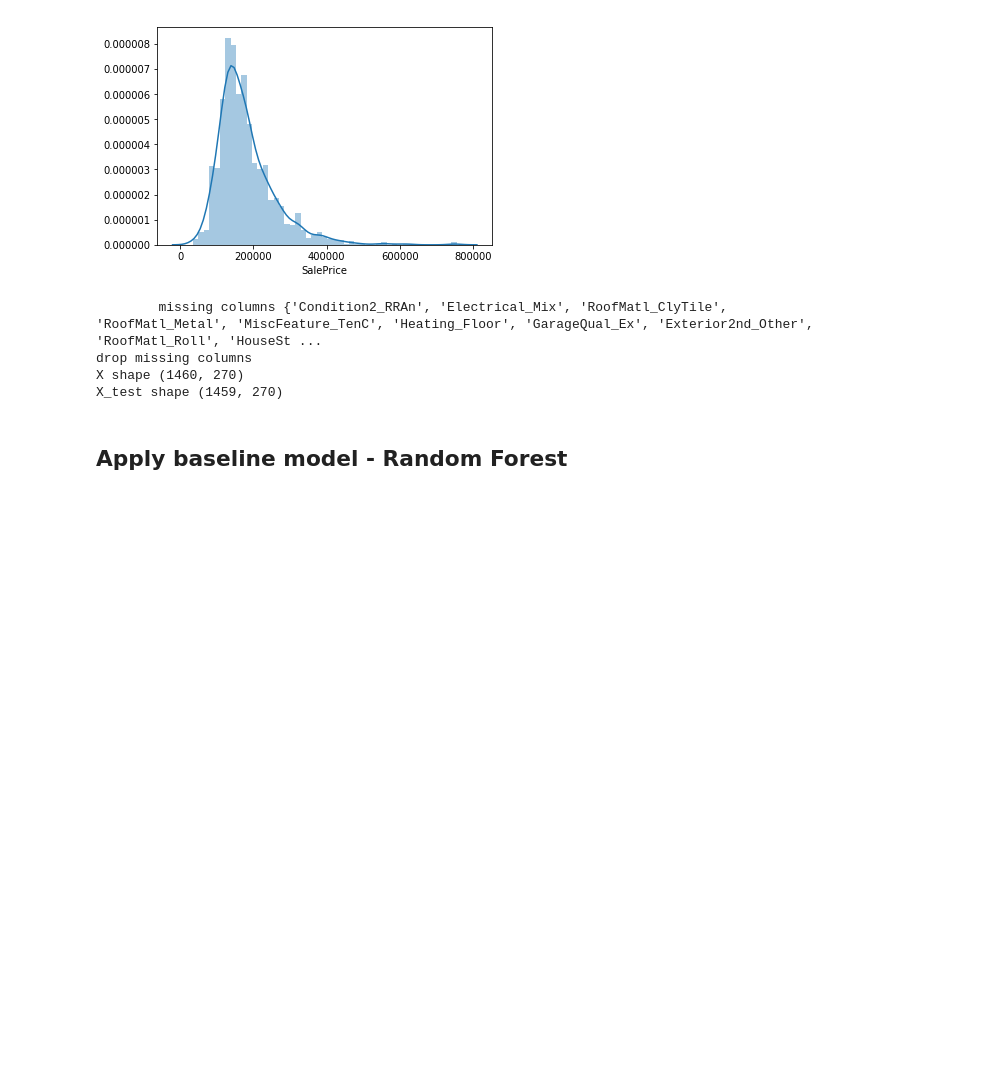
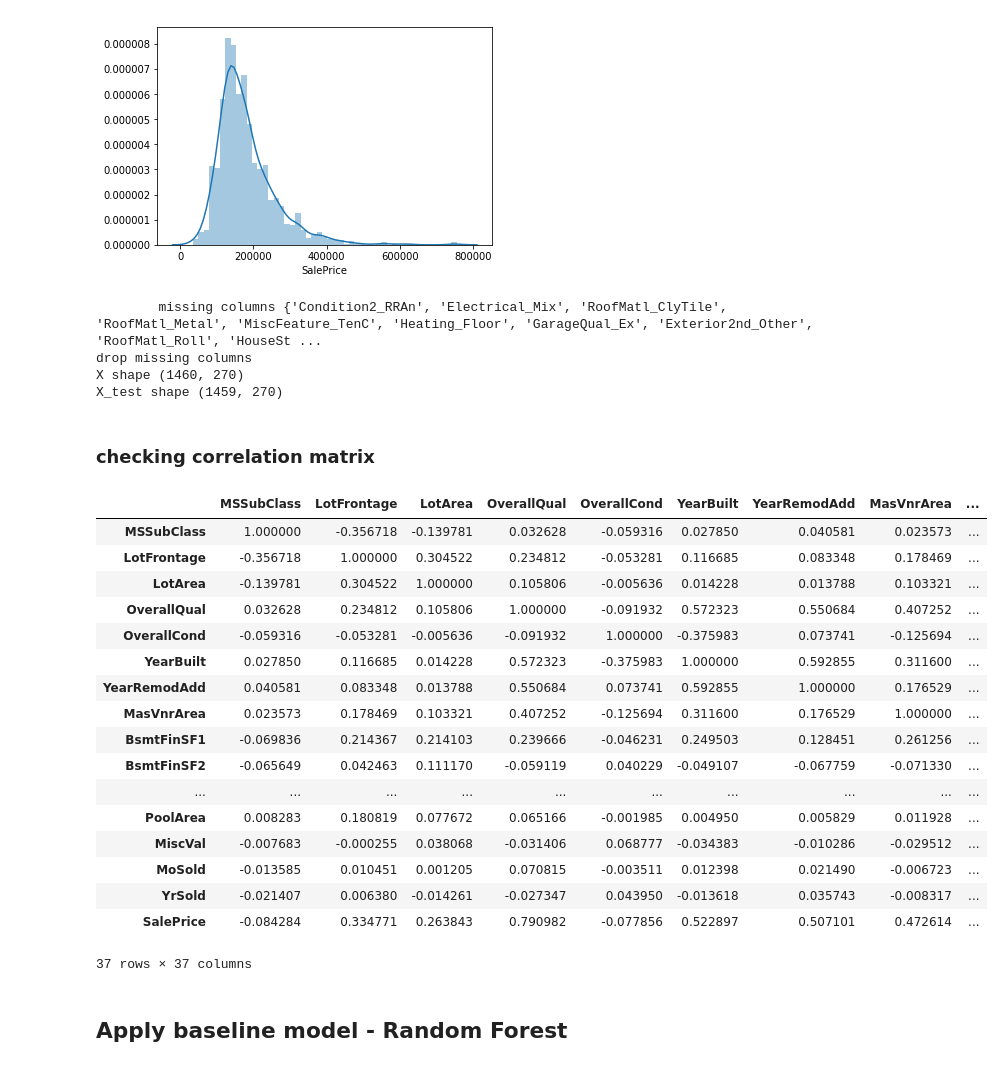
Before and after one commit to wakandan/kaggle, a Jupyter notebook: house-price/baseline-gradient-boosting-with-missing-features-dropped.ipynb, the cells around one changed output. Cells and saved outputs as stored; diff of their text form; code cells hidden in the pictures; blank space fills up the shorter version.

```diff
--- a/house-price/baseline-gradient-boosting-with-missing-features-dropped.ipynb
+++ b/house-price/baseline-gradient-boosting-with-missing-features-dropped.ipynb
@@ -89,6 +89,29 @@ print('X_test shape', X_test.shape)
 drop missing columns
 X shape (1460, 270)
 X_test shape (1459, 270)
+# %% [markdown]
+### checking correlation matrix
+# %%
+train_df.corr()
+# %% [output]
+|  | MSSubClass | LotFrontage | LotArea | OverallQual | OverallCond | YearBuilt | YearRemodAdd | MasVnrArea | ... |
+| MSSubClass | 1.000000 | -0.356718 | -0.139781 | 0.032628 | -0.059316 | 0.027850 | 0.040581 | 0.023573 | ... |
+| LotFrontage | -0.356718 | 1.000000 | 0.304522 | 0.234812 | -0.053281 | 0.116685 | 0.083348 | 0.178469 | ... |
+| LotArea | -0.139781 | 0.304522 | 1.000000 | 0.105806 | -0.005636 | 0.014228 | 0.013788 | 0.103321 | ... |
+| OverallQual | 0.032628 | 0.234812 | 0.105806 | 1.000000 | -0.091932 | 0.572323 | 0.550684 | 0.407252 | ... |
+| OverallCond | -0.059316 | -0.053281 | -0.005636 | -0.091932 | 1.000000 | -0.375983 | 0.073741 | -0.125694 | ... |
+| YearBuilt | 0.027850 | 0.116685 | 0.014228 | 0.572323 | -0.375983 | 1.000000 | 0.592855 | 0.311600 | ... |
+| YearRemodAdd | 0.040581 | 0.083348 | 0.013788 | 0.550684 | 0.073741 | 0.592855 | 1.000000 | 0.176529 | ... |
+| MasVnrArea | 0.023573 | 0.178469 | 0.103321 | 0.407252 | -0.125694 | 0.311600 | 0.176529 | 1.000000 | ... |
+| BsmtFinSF1 | -0.069836 | 0.214367 | 0.214103 | 0.239666 | -0.046231 | 0.249503 | 0.128451 | 0.261256 | ... |
+| BsmtFinSF2 | -0.065649 | 0.042463 | 0.111170 | -0.059119 | 0.040229 | -0.049107 | -0.067759 | -0.071330 | ... |
+| ... | ... | ... | ... | ... | ... | ... | ... | ... | ... |
+| PoolArea | 0.008283 | 0.180819 | 0.077672 | 0.065166 | -0.001985 | 0.004950 | 0.005829 | 0.011928 | ... |
+| MiscVal | -0.007683 | -0.000255 | 0.038068 | -0.031406 | 0.068777 | -0.034383 | -0.010286 | -0.029512 | ... |
+| MoSold | -0.013585 | 0.010451 | 0.001205 | 0.070815 | -0.003511 | 0.012398 | 0.021490 | -0.006723 | ... |
+| YrSold | -0.021407 | 0.006380 | -0.014261 | -0.027347 | 0.043950 | -0.013618 | 0.035743 | -0.008317 | ... |
+| SalePrice | -0.084284 | 0.334771 | 0.263843 | 0.790982 | -0.077856 | 0.522897 | 0.507101 | 0.472614 | ... |
+37 rows × 37 columns
 # %% [markdown]
 ## Apply baseline model - Random Forest
 # %%
```
